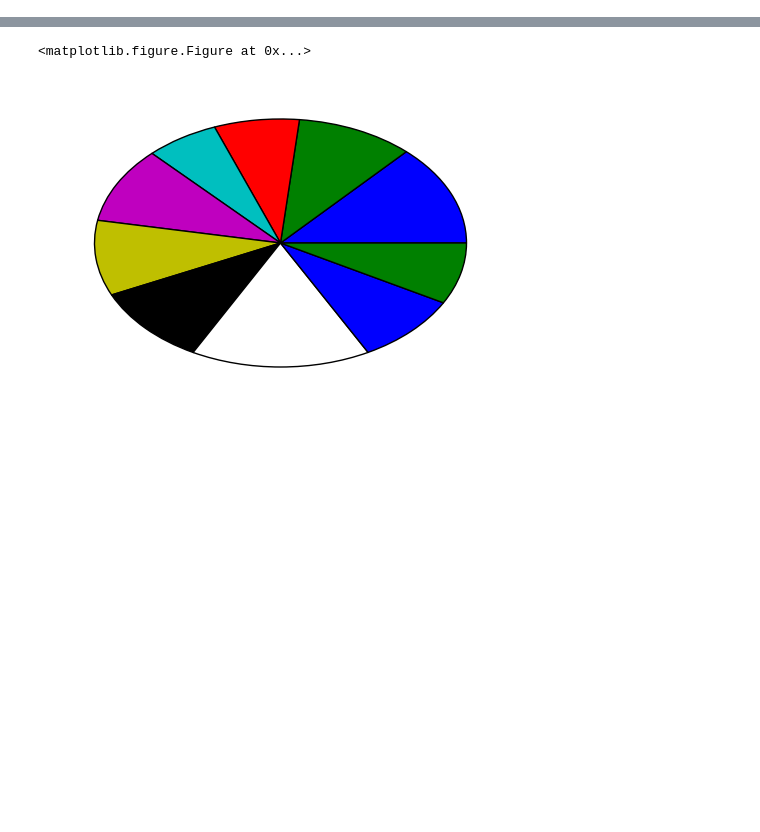
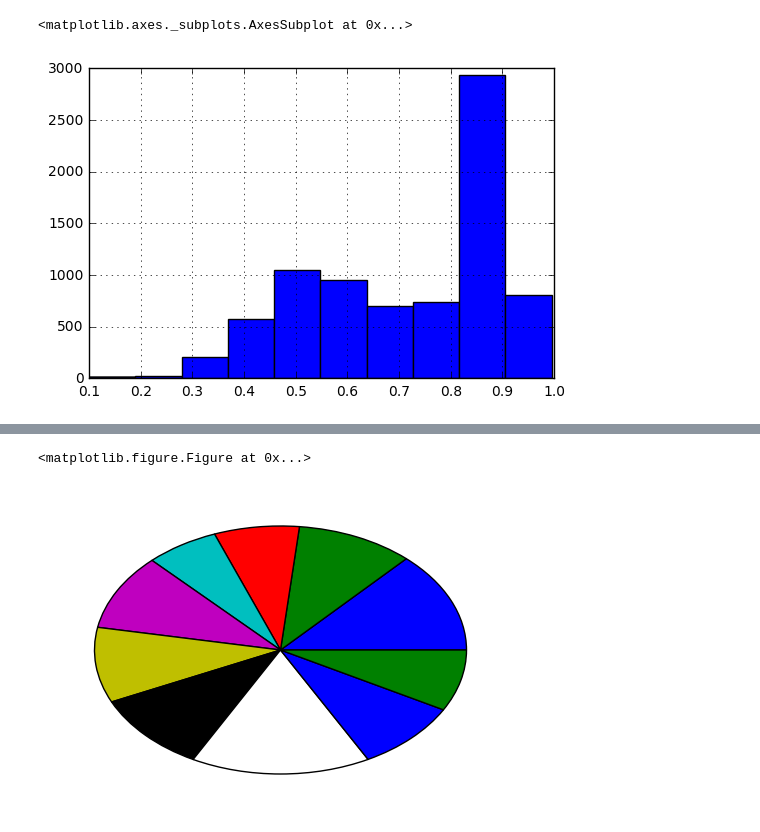
Before and after one commit to MiyainNYC/NLP-projects, a Jupyter notebook: Customer_review_US/lda.ipynb, the cells around one changed output, grey strips where cells are left out. Cells and saved outputs as stored; diff of their text form; code cells hidden in the pictures; blank space fills up the shorter version.

```diff
--- a/Customer_review_US/lda.ipynb
+++ b/Customer_review_US/lda.ipynb
@@ -87,0 +116,5 @@ lda.show_topics(num_topics,15)
+# %%
+df_bow['conf_score'].hist()
+# %% [output]
+<matplotlib.axes._subplots.AxesSubplot at 0x...>
+[figure, added]
```
Also changed, not shown: parts of 14 cells of this notebook.
